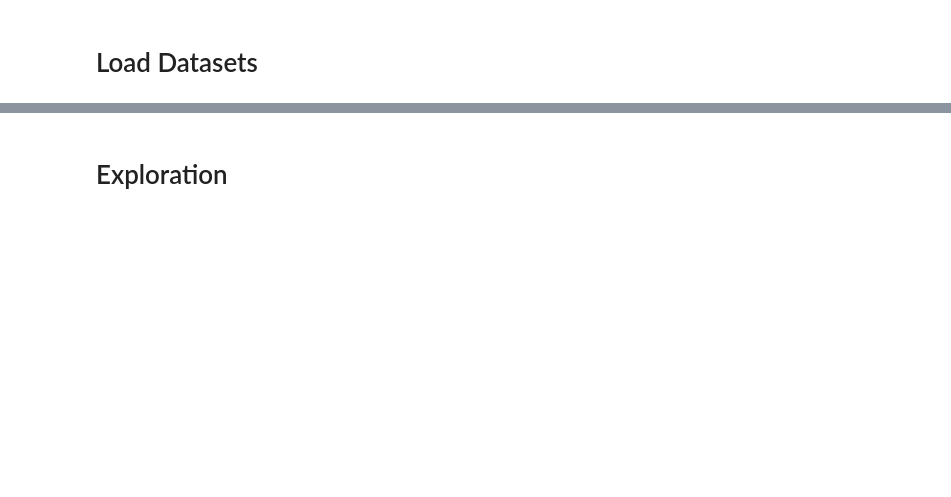
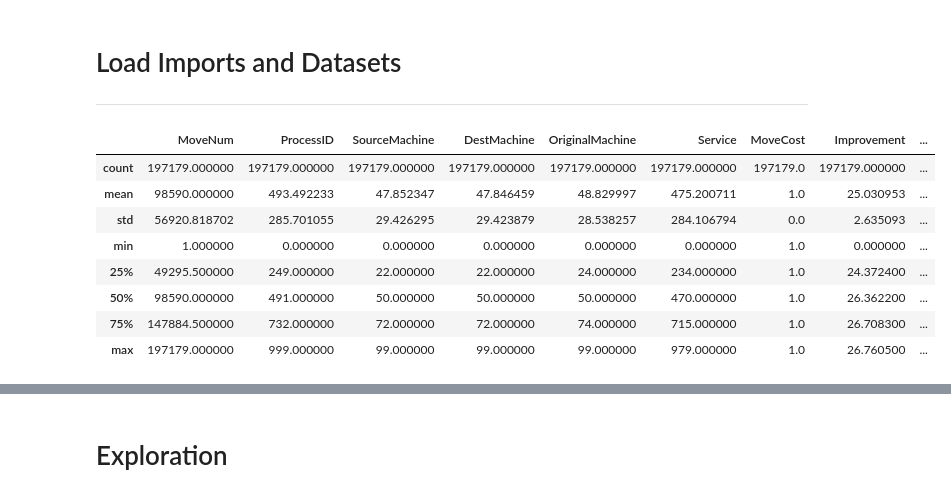
Before and after one commit to circleorange/jaskowski-j12, a Jupyter notebook: analytics/reassignments.ipynb, the cells around one changed output, grey strips where cells are left out. Saved outputs shown, nothing was run; the diff lists cells and outputs as text; code cells hidden in the pictures; blank space fills up the shorter version.

```diff
--- a/analytics/reassignments.ipynb
+++ b/analytics/reassignments.ipynb
@@ -8,2 +1,3 @@ import scipy as sp
 # %% [markdown]
-# Load Datasets
+# Load Imports and Datasets
+---
@@ -10,3 +10,14 @@ import scipy as sp
 # %%
 dataset_a1_2_path = "/home/pbiel/repos/jask/analytics/reassignments/a1_2.csv"
 df_a12 = pd.read_csv(dataset_a1_2_path)
+df_a12.describe()
+# %% [output]
+|  | MoveNum | ProcessID | SourceMachine | DestMachine | OriginalMachine | Service | MoveCost | Improvement | ... |
+| count | 197179.000000 | 197179.000000 | 197179.000000 | 197179.000000 | 197179.000000 | 197179.000000 | 197179.0 | 197179.000000 | ... |
+| mean | 98590.000000 | 493.492233 | 47.852347 | 47.846459 | 48.829997 | 475.200711 | 1.0 | 25.030953 | ... |
+| std | 56920.818702 | 285.701055 | 29.426295 | 29.423879 | 28.538257 | 284.106794 | 0.0 | 2.635093 | ... |
+| min | 1.000000 | 0.000000 | 0.000000 | 0.000000 | 0.000000 | 0.000000 | 1.0 | 0.000000 | ... |
+| 25% | 49295.500000 | 249.000000 | 22.000000 | 22.000000 | 24.000000 | 234.000000 | 1.0 | 24.372400 | ... |
+| 50% | 98590.000000 | 491.000000 | 50.000000 | 50.000000 | 50.000000 | 470.000000 | 1.0 | 26.362200 | ... |
+| 75% | 147884.500000 | 732.000000 | 72.000000 | 72.000000 | 74.000000 | 715.000000 | 1.0 | 26.708300 | ... |
+| max | 197179.000000 | 999.000000 | 99.000000 | 99.000000 | 99.000000 | 979.000000 | 1.0 | 26.760500 | ... |
```
Also changed, not shown: parts of 46 cells of this notebook, 4 other files.
